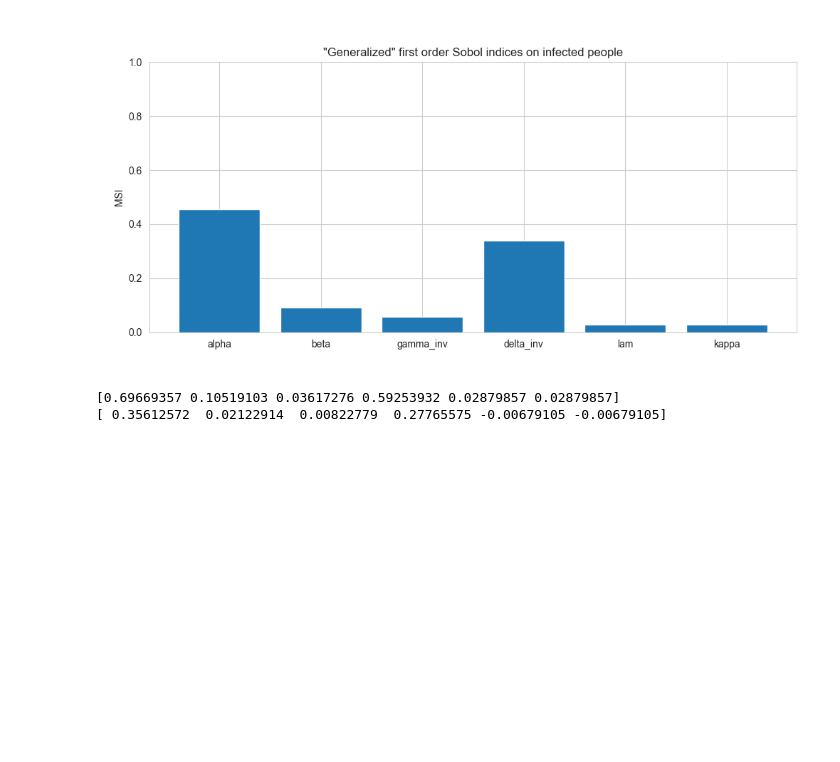
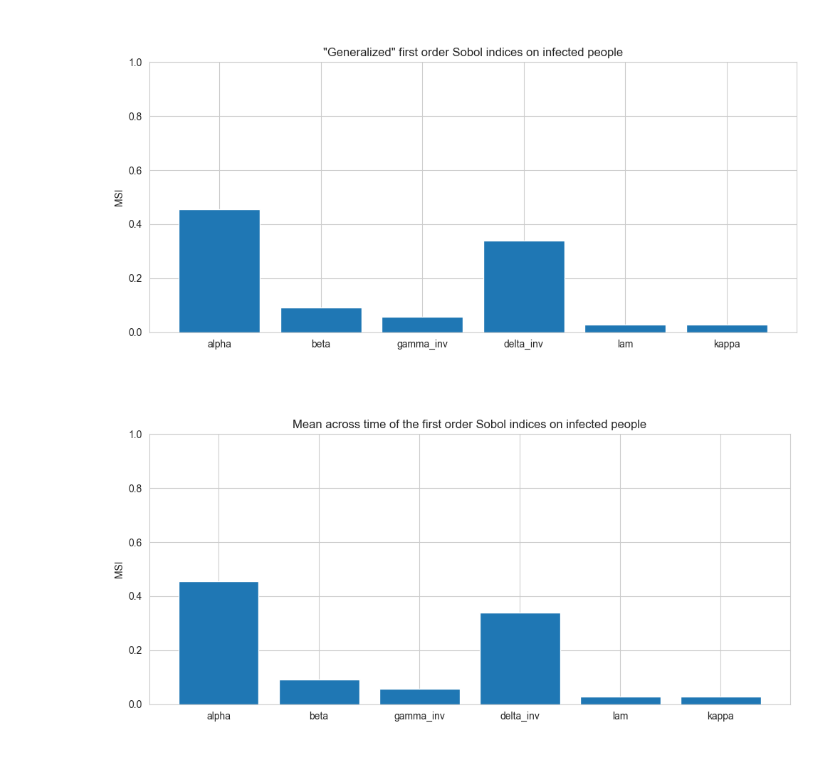
Before and after one commit to teobucci/computational-statistics, a Jupyter notebook: 04_SIR.ipynb, the cells around one changed output. Drawn from its saved outputs; the diff is of its cells as text; code cells hidden in the pictures; blank space fills up the shorter version.

Commit message:
re-ordanize barplots (added plot of mean indexes and comments on factor fixing)

```diff
--- a/04_SIR.ipynb
+++ b/04_SIR.ipynb
@@ -329,18 +334,29 @@ plt.show()
 # %% [output]
 [figure]
 # %%
-# Using the mean
-
+#Approach 2: mean over time
 first_order_sobol_mean=np.array(np.zeros(6))
 total_sobol_mean=np.array(np.zeros(6))
 
 #Starting from day 5 as they did
 for i in range(6):
     first_order_sobol_mean[i]=np.mean(SA.first_order_indices[i, timespan])
     total_sobol_mean[i]=np.mean(SA.total_order_indices[i, timespan])
 
-print(total_sobol_mean)
-print(first_order_sobol_mean)
+
+var_names=["alpha",
+           "beta",
+           "gamma_inv",
+           "delta_inv",
+           "lam",
+           "kappa"]
+
+plt.clf()
+plt.bar(var_names, first_s_int)
+
+plt.ylim(0,1)
+plt.ylabel('MSI')
+plt.title('Mean across time of the first order Sobol indices on infected people')
+plt.show()
 # %% [output]
-[0.69669357 0.10519103 0.03617276 0.59253932 0.02879857 0.02879857]
-[ 0.35612572  0.02122914  0.00822779  0.27765575 -0.00679105 -0.00679105]
+[figure, added]
```
Also changed, not shown: parts of 4 cells of this notebook.
